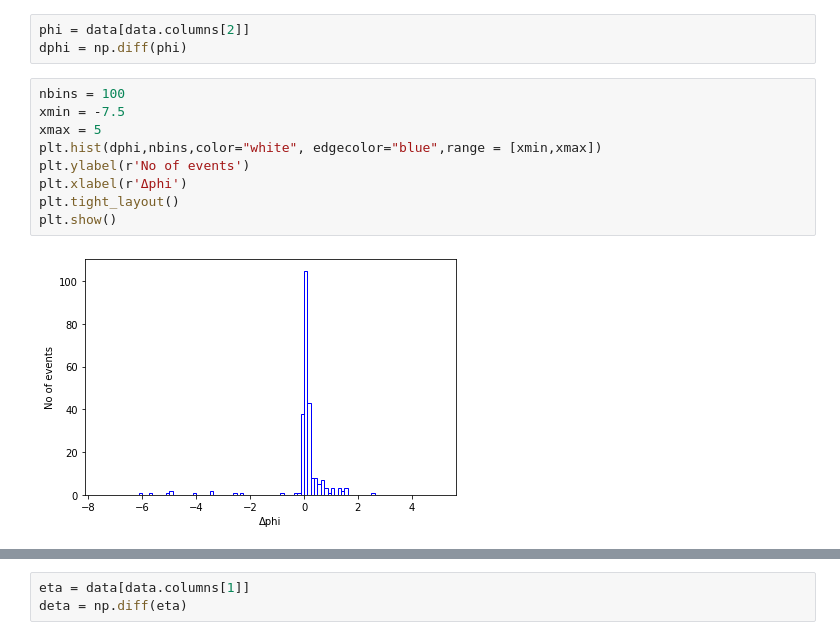
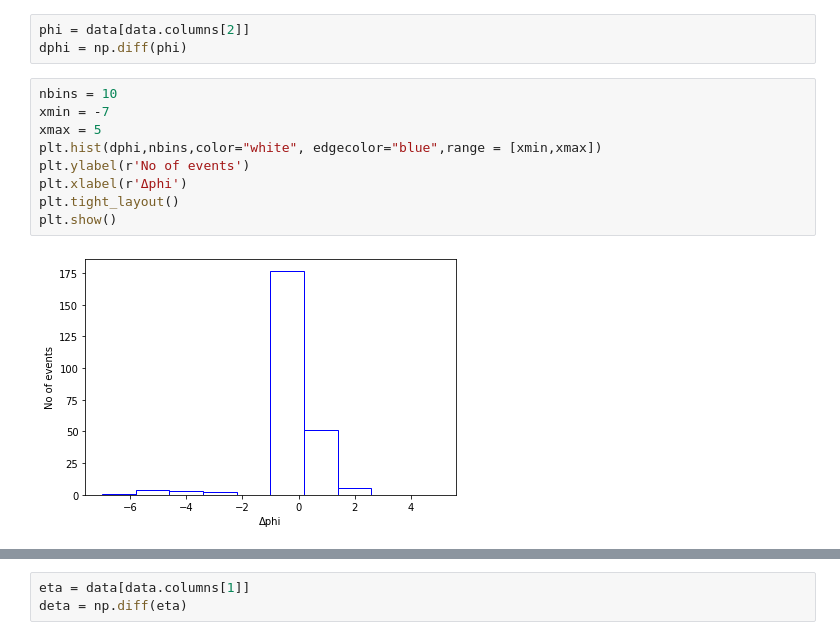
Before and after one commit to HarryWang0619/CIS_May_FinalProject, a Jupyter notebook: Zihao(test).ipynb, the cells around one changed output, grey strips where cells are left out. Saved outputs shown, nothing was run; the diff lists cells and outputs as text.

```diff
--- a/Zihao(test).ipynb
+++ b/Zihao(test).ipynb
@@ -26,13 +27,13 @@ print (data)
 phi = data[data.columns[2]]
 dphi = np.diff(phi)
 # %%
-nbins = 100
-xmin = -7.5
+nbins = 10
+xmin = -7
 xmax = 5
 plt.hist(dphi,nbins,color="white", edgecolor="blue",range = [xmin,xmax])
 plt.ylabel(r'No of events')
 plt.xlabel(r'Δphi')
 plt.tight_layout()
 plt.show()
 # %% [output]
-[figure, old version]
+[figure, new version]
```
Also changed, not shown: parts of 8 cells of this notebook.
